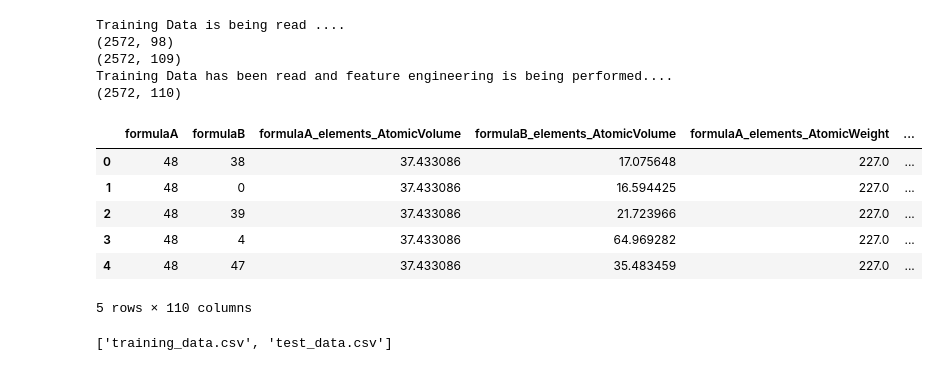
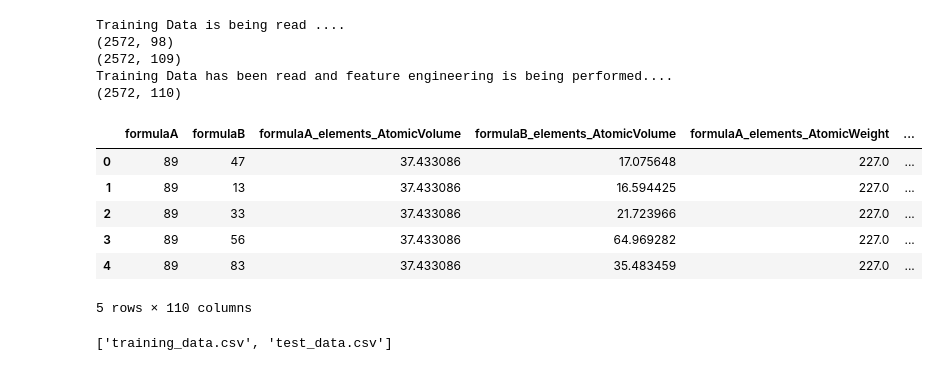
Before and after one commit to dmozapiain2001/citrine_data_challenge, a Jupyter notebook: Model_for_stab_vec_comp_1.ipynb, the cells around one changed output. Saved outputs shown, nothing was run; the diff lists cells and outputs as text; code cells hidden in the pictures.

```diff
--- a/Model_for_stab_vec_comp_1.ipynb
+++ b/Model_for_stab_vec_comp_1.ipynb
@@ -48,62 +48,40 @@ y=np.array(y)
 df_tmp = pd.DataFrame(y, columns = ['A', 'A91B', 'A82B','A73B','A64B','A55B','A46B','A37B','A28B','A19B','B'])
 stab_vec_list=[ 'A91B', 'A82B','A73B','A64B','A55B','A46B','A37B','A28B','A19B']
 
 df_train=df_train.drop("stabilityVec",axis=1) #removing the results which originally are a string
 feature_cols=list(df_train)
 
 print(df_train.shape)
 
-csvfile = csv.reader(open(path_train,'r'))
-header = next(csvfile)
-
-formulaA = []
-formulaB = []
-
-for row in csvfile:
-    formulaA.append(row[0])
-    formulaB.append(row[1])
-formulas = formulaA + formulaB
-formulas = list(set(formulas))
-
-# -- /!\ need to save the dict as the ordering may difer at each run
-formula2int = {}
-int2formula = {}
-for i, f in enumerate(formulas):
-    formula2int[f] = i
-    int2formula[i] = f
-
-formulaAint = np.array([formula2int[x] for x in formulaA])
-formulaBint = np.array([formula2int[x] for x in formulaB])
-
-df_train['formulaA']=formulaAint
-df_train['formulaB']=formulaBint
+df_train['formulaA']=df_train['formulaA_elements_Number']
+df_train['formulaB']=df_train['formulaB_elements_Number']
 
 df_train=pd.concat([df_train, df_tmp],axis=1)
 print(df_train.shape)
 
 # ### Input Data Normalization and Feature Engineering
 print('Training Data has been read and feature engineering is being performed....')
 
 y_all=df_train[stab_vec_list]
 df_tmp_stable = pd.DataFrame( columns = ['Stable_compunds'])
 df_tmp_stable['Stable_compunds']=np.logical_not(y_all.sum(axis=1)==0).astype(int) ## A one means it has a stable value  a 0
 
 df_train=pd.concat([df_train, df_tmp_stable],axis=1)
 print(df_train.shape)
 
 df_train.head()
 # %% [output]
 Training Data is being read ....
 (2572, 98)
 (2572, 109)
 Training Data has been read and feature engineering is being performed....
 (2572, 110)
 |  | formulaA | formulaB | formulaA_elements_AtomicVolume | formulaB_elements_AtomicVolume | formulaA_elements_AtomicWeight | ... |
-| 0 | 48 | 38 | 37.433086 | 17.075648 | 227.0 | ... |
-| 1 | 48 | 0 | 37.433086 | 16.594425 | 227.0 | ... |
-| 2 | 48 | 39 | 37.433086 | 21.723966 | 227.0 | ... |
-| 3 | 48 | 4 | 37.433086 | 64.969282 | 227.0 | ... |
-| 4 | 48 | 47 | 37.433086 | 35.483459 | 227.0 | ... |
+| 0 | 89 | 47 | 37.433086 | 17.075648 | 227.0 | ... |
+| 1 | 89 | 13 | 37.433086 | 16.594425 | 227.0 | ... |
+| 2 | 89 | 33 | 37.433086 | 21.723966 | 227.0 | ... |
+| 3 | 89 | 56 | 37.433086 | 64.969282 | 227.0 | ... |
+| 4 | 89 | 83 | 37.433086 | 35.483459 | 227.0 | ... |
 5 rows × 110 columns
 # %%
 print(names)
```
Also changed, not shown: parts of 6 cells of this notebook, 11 other files.
